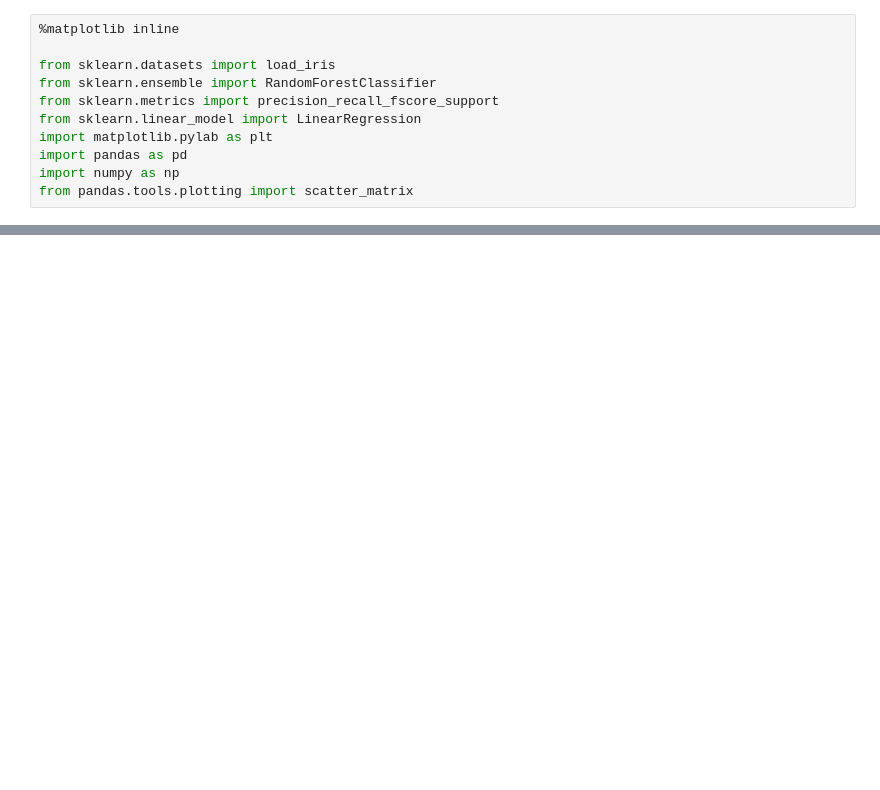
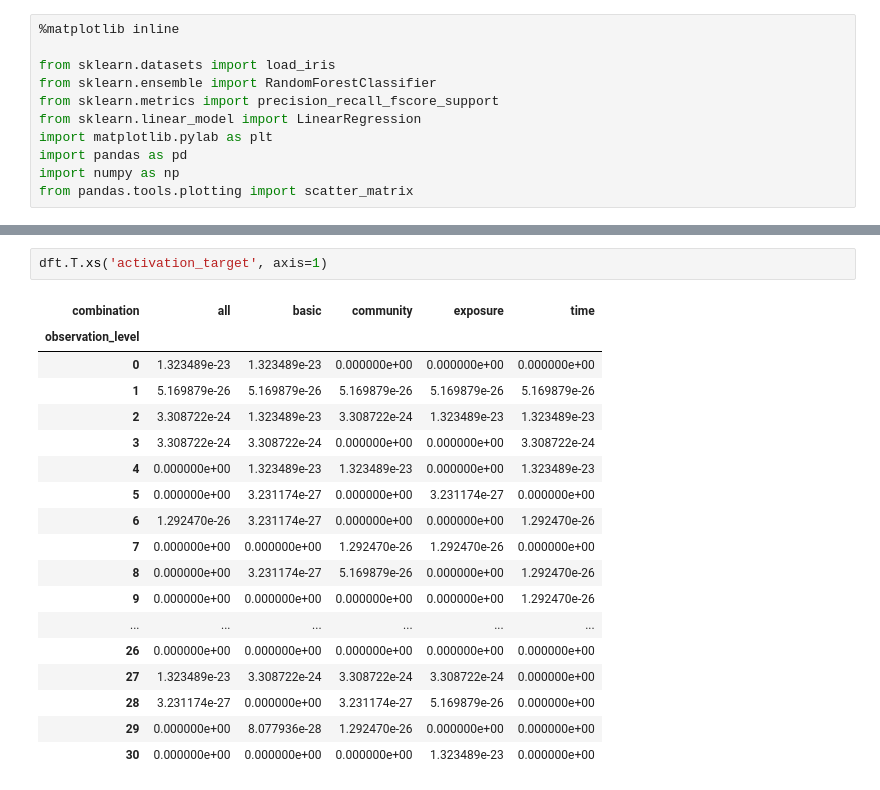
Before and after one commit to danjamker/DiffusionSimulation, a Jupyter notebook: notebook/Regression Visulisation.ipynb, the cells around one changed output, grey strips where cells are left out. Cells and saved outputs as stored; diff of their text form; blank space fills up the shorter version.

```diff
--- a/notebook/Regression Visulisation.ipynb
+++ b/notebook/Regression Visulisation.ipynb
@@ -76,0 +77,21 @@ dft.T.xs('user_target', axis=1).plot(ax=a[1])
+# %%
+dft.T.xs('activation_target', axis=1)
+# %% [output]
+| combination | all | basic | community | exposure | time |
+| observation_level |  |  |  |  |  |
+| 0 | 1.323489e-23 | 1.323489e-23 | 0.000000e+00 | 0.000000e+00 | 0.000000e+00 |
+| 1 | 5.169879e-26 | 5.169879e-26 | 5.169879e-26 | 5.169879e-26 | 5.169879e-26 |
+| 2 | 3.308722e-24 | 1.323489e-23 | 3.308722e-24 | 1.323489e-23 | 1.323489e-23 |
+| 3 | 3.308722e-24 | 3.308722e-24 | 0.000000e+00 | 0.000000e+00 | 3.308722e-24 |
+| 4 | 0.000000e+00 | 1.323489e-23 | 1.323489e-23 | 0.000000e+00 | 1.323489e-23 |
+| 5 | 0.000000e+00 | 3.231174e-27 | 0.000000e+00 | 3.231174e-27 | 0.000000e+00 |
+| 6 | 1.292470e-26 | 3.231174e-27 | 0.000000e+00 | 0.000000e+00 | 1.292470e-26 |
+| 7 | 0.000000e+00 | 0.000000e+00 | 1.292470e-26 | 1.292470e-26 | 0.000000e+00 |
+| 8 | 0.000000e+00 | 3.231174e-27 | 5.169879e-26 | 0.000000e+00 | 1.292470e-26 |
+| 9 | 0.000000e+00 | 0.000000e+00 | 0.000000e+00 | 0.000000e+00 | 1.292470e-26 |
+| ... | ... | ... | ... | ... | ... |
+| 26 | 0.000000e+00 | 0.000000e+00 | 0.000000e+00 | 0.000000e+00 | 0.000000e+00 |
+| 27 | 1.323489e-23 | 3.308722e-24 | 3.308722e-24 | 3.308722e-24 | 0.000000e+00 |
+| 28 | 3.231174e-27 | 0.000000e+00 | 3.231174e-27 | 5.169879e-26 | 0.000000e+00 |
+| 29 | 0.000000e+00 | 8.077936e-28 | 1.292470e-26 | 0.000000e+00 | 0.000000e+00 |
+| 30 | 0.000000e+00 | 0.000000e+00 | 0.000000e+00 | 1.323489e-23 | 0.000000e+00 |
```
Also changed, not shown: parts of 6 cells of this notebook, 5 other files.
